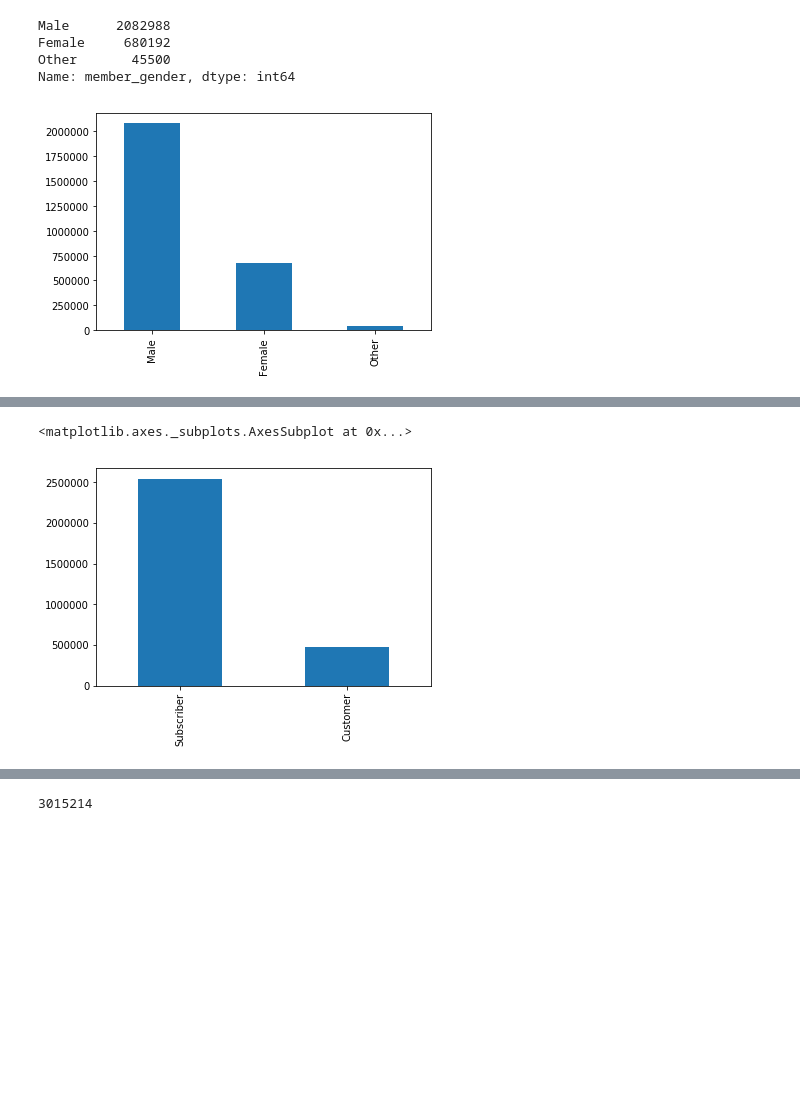
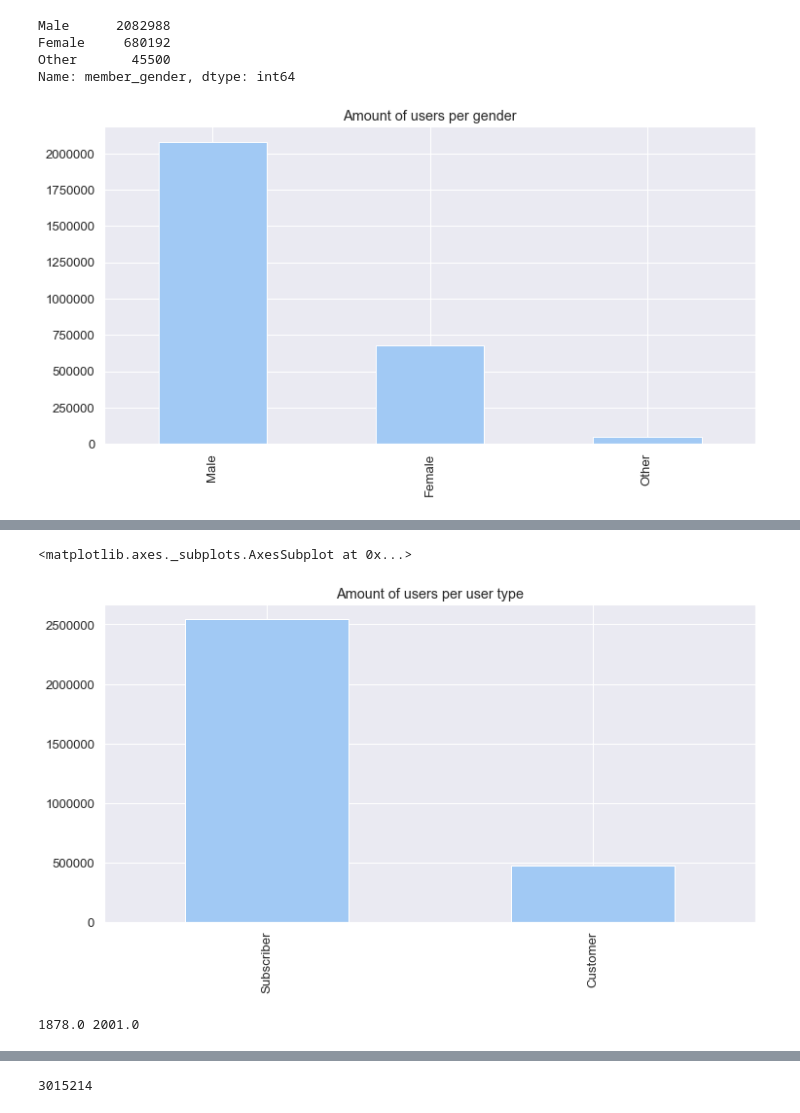
Before and after one commit to resa89/DataAnalystND, a Jupyter notebook: 07_CommunicatingDataFindings/wrangle_act.ipynb, the cells around one changed output, grey strips where cells are left out. Cells and saved outputs as stored; diff of their text form; code cells hidden in the pictures; blank space fills up the shorter version.

```diff
--- a/07_CommunicatingDataFindings/wrangle_act.ipynb
+++ b/07_CommunicatingDataFindings/wrangle_act.ipynb
@@ -12,8 +12,15 @@ import matplotlib.dates as dates
 from IPython.core.display import Image, display
 from mpl_toolkits.basemap import Basemap
 from PIL import Image
+import pylab as pl
 
 %matplotlib inline
+
+sns.set_style("whitegrid")
+sns.set(rc={'figure.figsize':(12,6)})
+sns.set(font_scale=1.2)
+sns.set_palette("pastel")
+base_color = sns.color_palette()[0]
 # %% [markdown]
 ## 1. Gather Data
 Gather data from local csv file.
@@ -155,9 +162,9 @@ Female     680192
 Other       45500
 Name: member_gender, dtype: int64
 # %%
-df['member_gender'].value_counts().plot(kind='bar');
+df['member_gender'].value_counts().plot(kind='bar', title='Amount of users per gender');
 # %% [output]
-[figure, old version]
+[figure, new version]
 # %%
 df['end_station_id'].unique()
 # %% [output]
@@ -179,11 +186,13 @@ array([114., 324.,  15., 297., 288., 310., 196., 189., 327., 277., 312.,
        397., 400., 384., 380., 399., 389., 393., 390., 407., 401., 403.,
        352., 394., 395., 392., 405., 388., 402., 396., 367.])
 # %%
-df['user_type'].value_counts().plot(kind='bar')
+df['user_type'].value_counts().plot(kind='bar', title='Amount of users per user type')
 # %% [output]
 <matplotlib.axes._subplots.AxesSubplot at 0x...>
-[figure, old version]
+[figure, new version]
 # %%
-df['member_birth_year'].min(),df['member_birth_year'].max();
+print(df['member_birth_year'].min(),df['member_birth_year'].max())
+# %% [output]
+1878.0 2001.0
 # %%
 bins = np.arange(df['member_birth_year'].min(), df['member_birth_year'].max()+5, 5)
```
Also changed, not shown: parts of 38 cells of this notebook.
